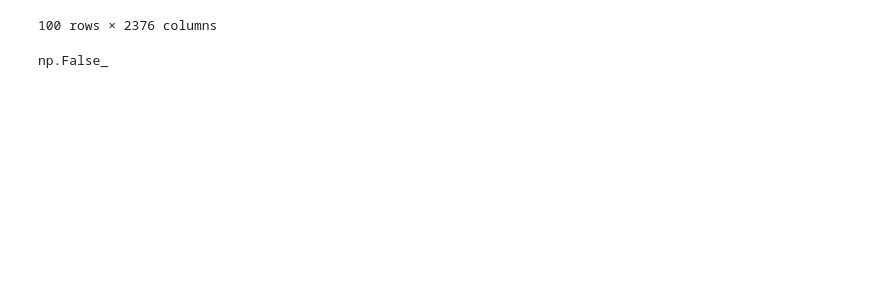
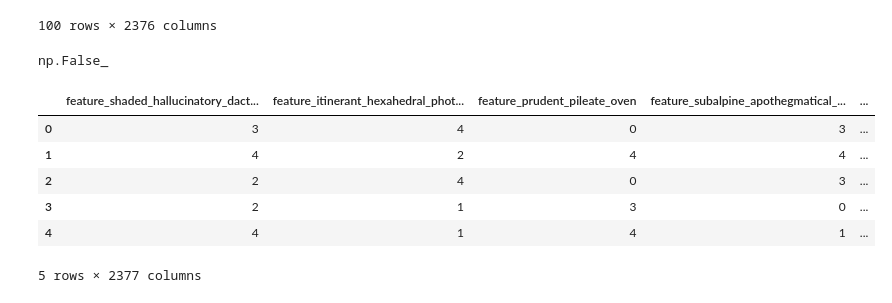
Before and after one commit to emii836/feature-importance, a Jupyter notebook: tema3.ipynb, the cells around one changed output. Drawn from its saved outputs; the diff is of its cells as text; code cells hidden in the pictures; blank space fills up the shorter version.

```diff
--- a/tema3.ipynb
+++ b/tema3.ipynb
@@ -76,3 +76,15 @@ def sequences(x):
     a=np.array(x)
     lis_len=np.maximum.accumulate(a).size-np.maximum.reduce(a)
     return lis_len
+# %%
+X["SEQUENCES_MAX_FEAT"]=X.apply(sequences,axis=1)
+# %%
+X.head()
+# %% [output]
+|  | feature_shaded_hallucinatory_dact... | feature_itinerant_hexahedral_phot... | feature_prudent_pileate_oven | feature_subalpine_apothegmatical_... | ... |
+| 0 | 3 | 4 | 0 | 3 | ... |
+| 1 | 4 | 2 | 4 | 4 | ... |
+| 2 | 2 | 4 | 0 | 3 | ... |
+| 3 | 2 | 1 | 3 | 0 | ... |
+| 4 | 4 | 1 | 4 | 1 | ... |
+5 rows × 2377 columns
```
